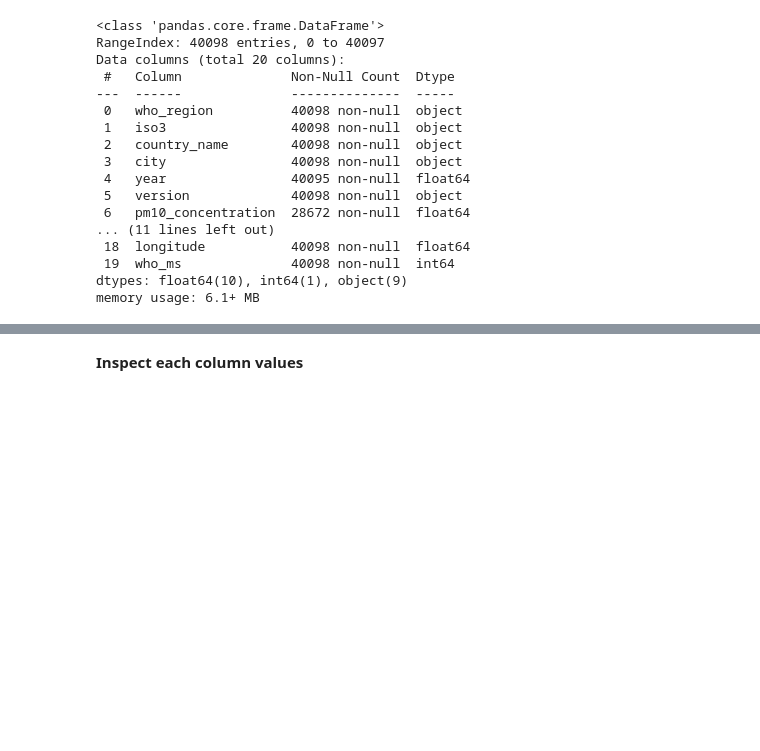
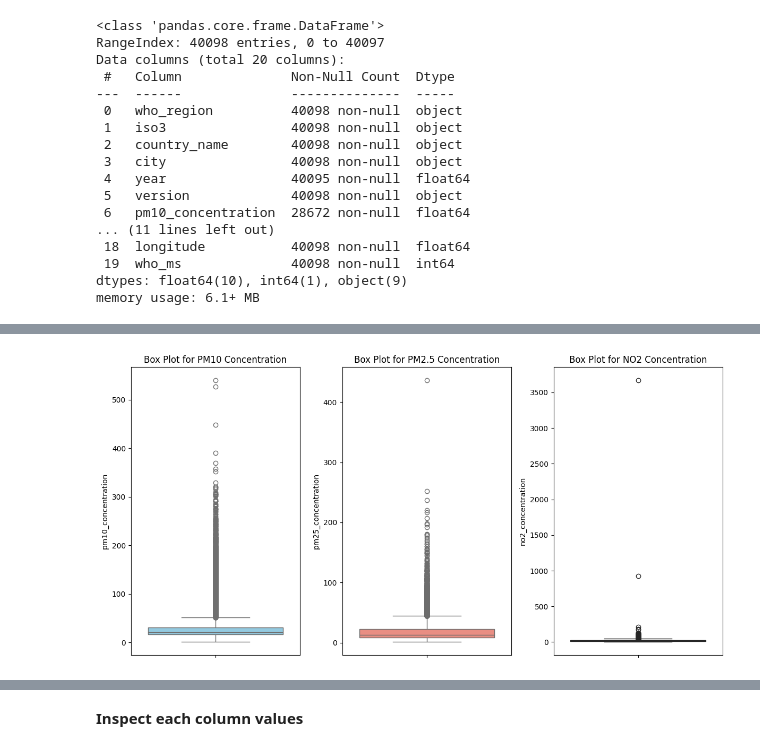
Before and after one commit to harimindi/Datascience, a Jupyter notebook: WHO_Airquality_EDA_.ipynb, the cells around one changed output, grey strips where cells are left out. Saved outputs shown, nothing was run; the diff lists cells and outputs as text; code cells hidden in the pictures; blank space fills up the shorter version.

```diff
--- a/WHO_Airquality_EDA_.ipynb
+++ b/WHO_Airquality_EDA_.ipynb
@@ -103,0 +146,22 @@ data.describe()
+# %%
+# Box Plots to Detect Outliers
+
+# Plot box plots for each pollutant concentration
+plt.figure(figsize=(12, 6))
+
+plt.subplot(1, 3, 1)
+sns.boxplot(y=data['pm10_concentration'], color='skyblue')
+plt.title('Box Plot for PM10 Concentration')
+
+plt.subplot(1, 3, 2)
+sns.boxplot(y=data['pm25_concentration'], color='salmon')
+plt.title('Box Plot for PM2.5 Concentration')
+
+plt.subplot(1, 3, 3)
+sns.boxplot(y=data['no2_concentration'], color='green')
+plt.title('Box Plot for NO2 Concentration')
+
+plt.tight_layout()
+plt.show()
+# %% [output]
+[figure, added]
```
Also changed, not shown: parts of 38 cells of this notebook.
